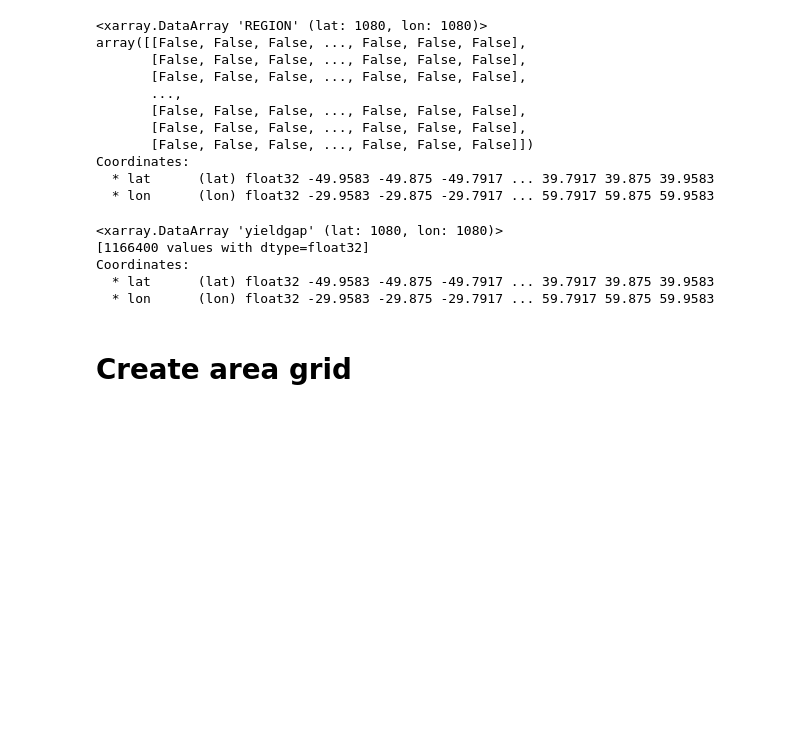
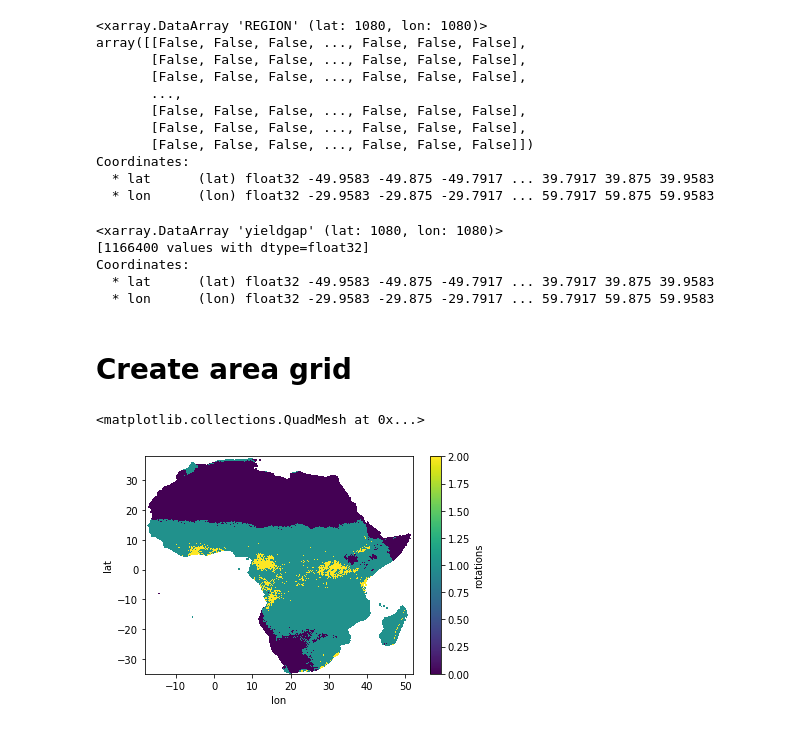
Before and after one commit to cwerner/yieldgap-analysis-africa, a Jupyter notebook: preprocessing.ipynb, the cells around one changed output. Drawn from its saved outputs; the diff is of its cells as text; code cells hidden in the pictures; blank space fills up the shorter version.

```diff
--- a/preprocessing.ipynb
+++ b/preprocessing.ipynb
@@ -182,0 +184,20 @@ new.to_netcdf("yieldgap_maize_0083deg.nc")
+# %%
+def read_asc(fname):
+    SIZE = 0.083333333333
+    HSIZE =  SIZE * 0.5
+
+    with open(fname, 'r') as f:
+        lines = f.read().splitlines()
+    data = np.array([[int(x) for x in line.split()] for line in lines[5:]]).astype('float')
+    lats = np.arange(-35 + HSIZE, -35 + (876*SIZE), SIZE)[::-1]
+    lons = np.arange(-18 + HSIZE, -18 + (840*SIZE), SIZE)
+    da = xr.DataArray(np.zeros((876, 840), 'float'), coords=[('lat', lats),('lon', lons)], name='rotations')
+    data[data==14] = np.nan
+    da[:] = data - 1
+    return da
+# %%
+da = read_asc("data/n_seasons_africa_5m.asc")
+da.plot()
+# %% [output]
+<matplotlib.collections.QuadMesh at 0x...>
+[figure, added]
```
Also changed, not shown: parts of 11 cells of this notebook, 5 other files.
